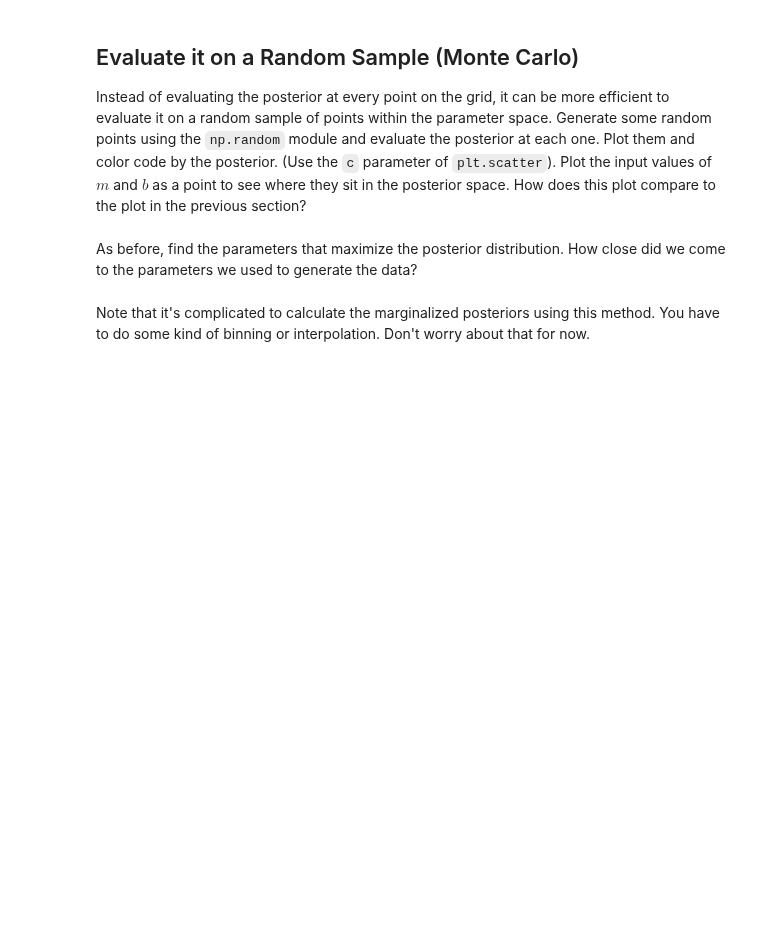
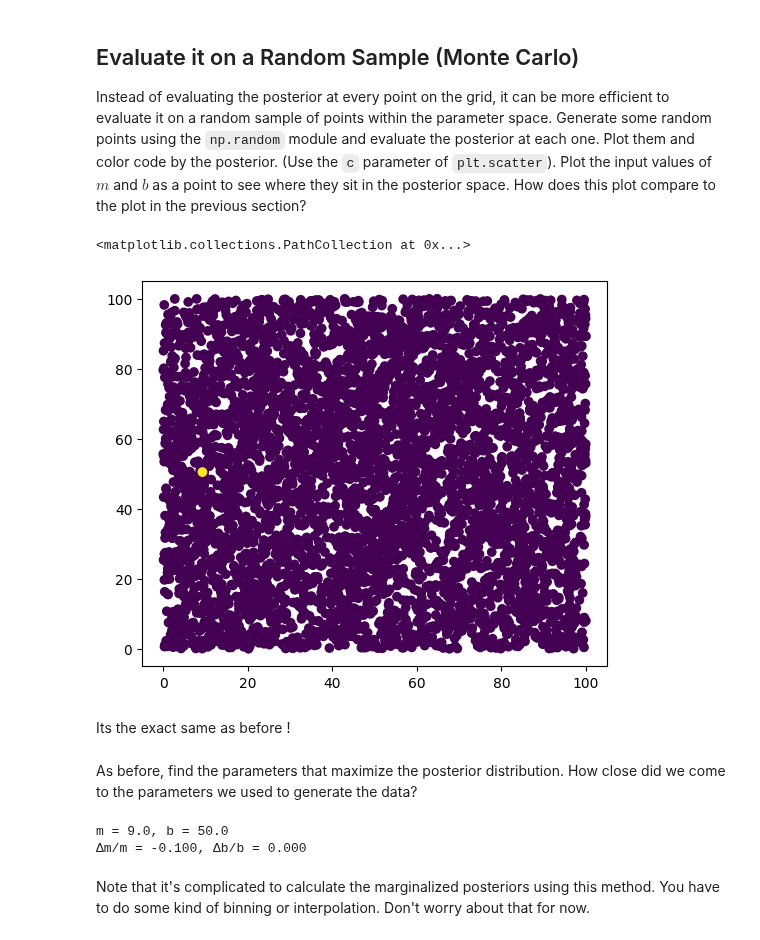
Before and after one commit to ASTR154/bayesian-statistics, a Jupyter notebook: monte_carlo_line_fitting.ipynb, the cells around one changed output. Drawn from its saved outputs; the diff is of its cells as text; code cells hidden in the pictures; blank space fills up the shorter version.

```diff
--- a/monte_carlo_line_fitting.ipynb
+++ b/monte_carlo_line_fitting.ipynb
@@ -189,16 +209,45 @@ plt.scatter(# complete
+# %%
+m_random = rng.uniform(m_min, m_max, size=5000)
+b_random = rng.uniform(b_min, b_max, size=5000)
+
+logP_random = np.empty(5000)
+for i in range(5000):
+    theta = [m_random[i], b_random[i]]
+    logP_random[i] = log_posterior(theta, x, y, dy)
+
+logP_shifted = logP_random - np.nanmax(logP_random)
+posterior_random = np.exp(logP_shifted)
+
+plt.figure(figsize=(6,5))
+plt.scatter(m_random, b_random, c=posterior_random, alpha=1)
+# %% [output]
+<matplotlib.collections.PathCollection at 0x...>
+[figure, added]
+# %% [markdown]
+Its the exact same as before !
 # %% [markdown]
 As before, find the parameters that maximize the posterior distribution. How close did we come to the parameters we used to generate the data?
 # %%
-# Find the index of the sample where the posterior is maximised --> what m and b is this?
-i_max = np.argmax(posterior_random)
-m_infer = # complete
-b_infer = # complete
+best_val = -np.inf
+i_max = j_max = 0
+
+for i in range(len(m_range)):
+    for j in range(len(b_range)):
+        p = posterior_grid[j, i]
+        if p > best_val:
+            best_val = p
+            i_max, j_max = i, j
+m_infer = m_range[i_max]
+b_infer = b_range[j_max]
 print(f'm = {m_infer:.1f}, b = {b_infer:.1f}')
 
 # Fractional error of the inferred solution compared to the input 'true' parameters
-m_frac_err = # complete
-b_frac_err = # complete
+m_frac_err = (m_infer - m) / m
+b_frac_err = (b_infer - b) / b
 print(f'Δm/m = {m_frac_err:.3f}, Δb/b = {b_frac_err:.3f}')
+# %% [output]
+m = 9.0, b = 50.0
+Δm/m = -0.100, Δb/b = 0.000
 # %% [markdown]
 Note that it's complicated to calculate the marginalized posteriors using this method. You have to do some kind of binning or interpolation. Don't worry about that for now.
 # %% [markdown]
```
Also changed, not shown: parts of 9 cells of this notebook.
